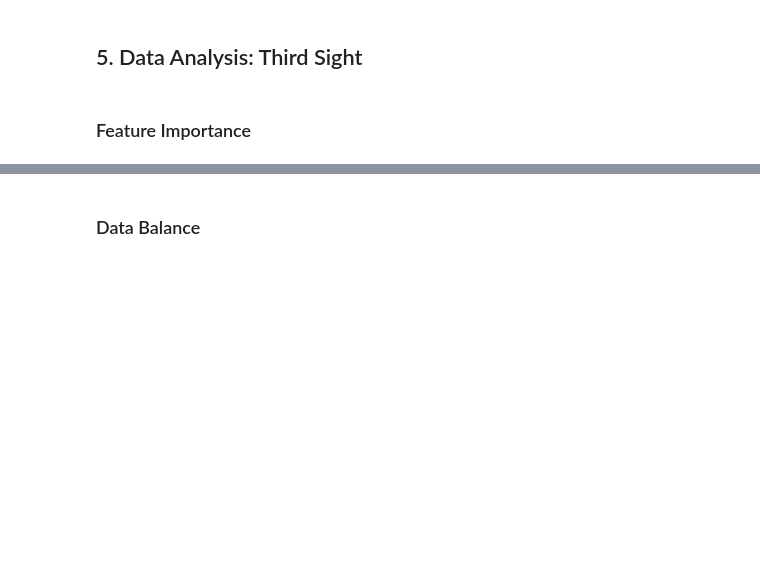
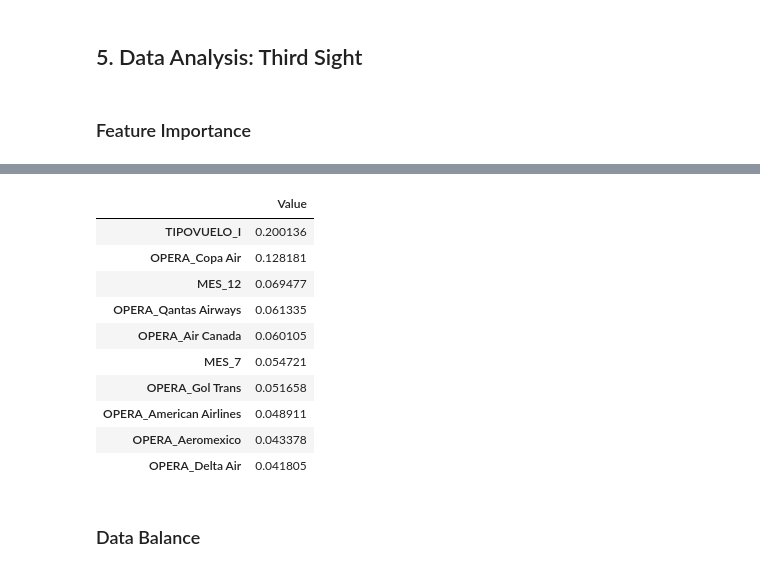
Before and after one commit to FelipeZunigaN/latam-ml-llm-challenge, a Jupyter notebook: challenge/exploration.ipynb, the cells around one changed output, grey strips where cells are left out. Saved outputs shown, nothing was run; the diff lists cells and outputs as text; code cells hidden in the pictures; blank space fills up the shorter version.

```diff
--- a/challenge/exploration.ipynb
+++ b/challenge/exploration.ipynb
@@ -441,6 +513,21 @@ top_10_features = [
     "OPERA_Sky Airline",
     "OPERA_Copa Air"
 ]
+# %%
+feature_importance = pd.DataFrame(xgb_model.feature_importances_, index=features.columns, columns=['Value']).sort_values(by='Value', ascending=False)
+feature_importance.head(10)
+# %% [output]
+|  | Value |
+| TIPOVUELO_I | 0.200136 |
+| OPERA_Copa Air | 0.128181 |
+| MES_12 | 0.069477 |
+| OPERA_Qantas Airways | 0.061335 |
+| OPERA_Air Canada | 0.060105 |
+| MES_7 | 0.054721 |
+| OPERA_Gol Trans | 0.051658 |
+| OPERA_American Airlines | 0.048911 |
+| OPERA_Aeromexico | 0.043378 |
+| OPERA_Delta Air | 0.041805 |
 # %% [markdown]
 ### Data Balance
 # %%
```
Also changed, not shown: parts of 25 cells of this notebook, 1 other file.
